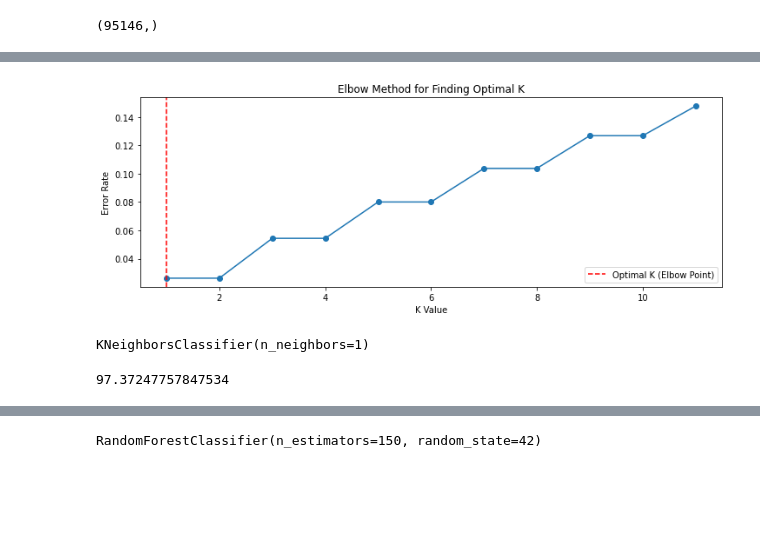
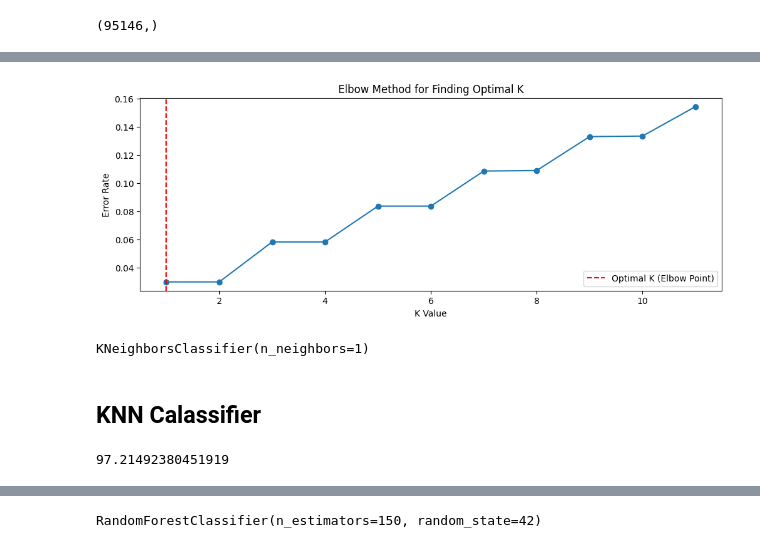
Before and after one commit to mohamedmamdouh22/ML, a Jupyter notebook: task1.ipynb, the cells around one changed output, grey strips where cells are left out. Saved outputs shown, nothing was run; the diff lists cells and outputs as text; code cells hidden in the pictures; blank space fills up the shorter version.

```diff
--- a/task1.ipynb
+++ b/task1.ipynb
@@ -191,4 +187,7 @@ data.drop('id', axis=1, inplace=True)
 # %%
-
+le = LabelEncoder()
+data['gender'] = le.fit_transform(data['gender'])
+data['ever_married'] = le.fit_transform(data['ever_married'])
+data.drop('id', axis=1, inplace=True)
 data = pd.get_dummies(data, columns=['gender','ever_married','work_type', 'Residence_type', 'smoking_status'], drop_first=True)
 # %%
@@ -215,3 +212,11 @@ X_res.shape
 y_res.shape
 # %% [output]
 (95146,)
+# %%
+scaler = StandardScaler()
+data_Ctrl= y_res
+data_sv = X_res#data.drop(['stroke'], axis='columns')
+X_train, X_test, y_train, y_test = train_test_split(data_sv, data_Ctrl, test_size=0.20, random_state=42)
+X_train_scaled = scaler.fit_transform(X_train)
+X_test_scaled = scaler.transform(X_test)
+pd.DataFrame(X_train_scaled, columns=X_train.columns)
@@ -218,30 +237,25 @@ y_res.shape
 # %%
 from sklearn.model_selection import train_test_split,GridSearchCV
 from sklearn.neighbors import KNeighborsClassifier
 from sklearn.metrics import accuracy_score
-
-#data = pd.get_dummies(data, columns=['ever_married'], drop_first=True)
-data_Ctrl= y_res
-data_sv = X_res#data.drop(['stroke'], axis='columns')
-X_train, X_test, y_train, y_test = train_test_split(data_sv, data_Ctrl, test_size=0.15, random_state=20)
 k_values = range(1, 12)
 error_rates = []
 for k in k_values:
     knn = KNeighborsClassifier(n_neighbors=k)
     knn.fit(X_train, y_train)
     y_pred = knn.predict(X_test)
     error_rate = 1 - accuracy_score(y_test, y_pred)
     error_rates.append(error_rate)
 plt.figure(figsize=(12, 4))
 plt.plot(k_values, error_rates, marker='o')
 plt.xlabel('K Value')
 plt.ylabel('Error Rate')
 plt.title('Elbow Method for Finding Optimal K')
 xcalc=error_rates.index(min(error_rates))+1
 plt.axvline(x=xcalc, linestyle='--', color='red', label="Optimal K (Elbow Point)")
 plt.legend()
 plt.show()
 # %% [output]
-[figure, old version]
+[figure, new version]
 # %%
 KNN = KNeighborsClassifier(n_neighbors=xcalc)
@@ -249,11 +263,13 @@ KNN.fit(X_train,y_train)
 # %% [output]
 KNeighborsClassifier(n_neighbors=1)
+# %% [markdown]
+## KNN Calassifier
 # %%
-y_pred = KNN.predict(X_test)
+y_pred = KNN.predict(X_test_scaled)
 
 print(100*accuracy_score(y_test,y_pred))
 # %% [output]
-97.37247757847534
+97.21492380451919
 # %%
 cm = confusion_matrix(y_test, y_pred)
 sns.heatmap(cm, annot=True, fmt='d', cmap='Blues')
```
Also changed, not shown: parts of 45 cells of this notebook.
